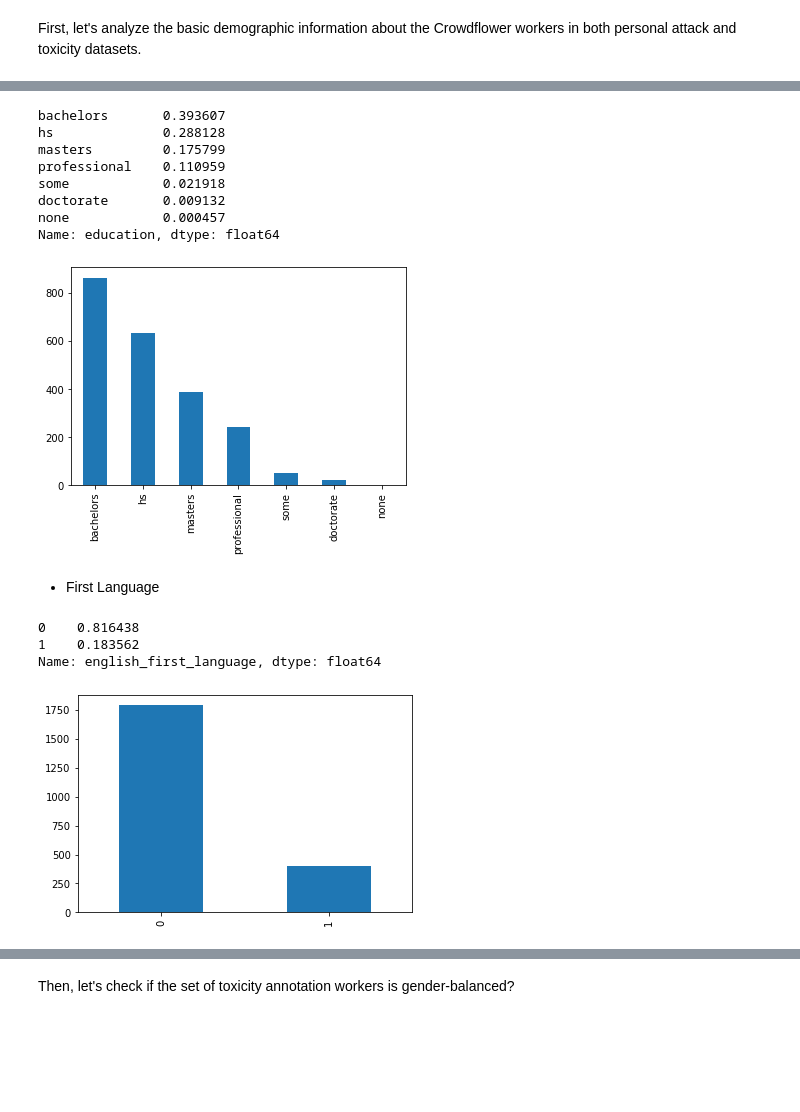
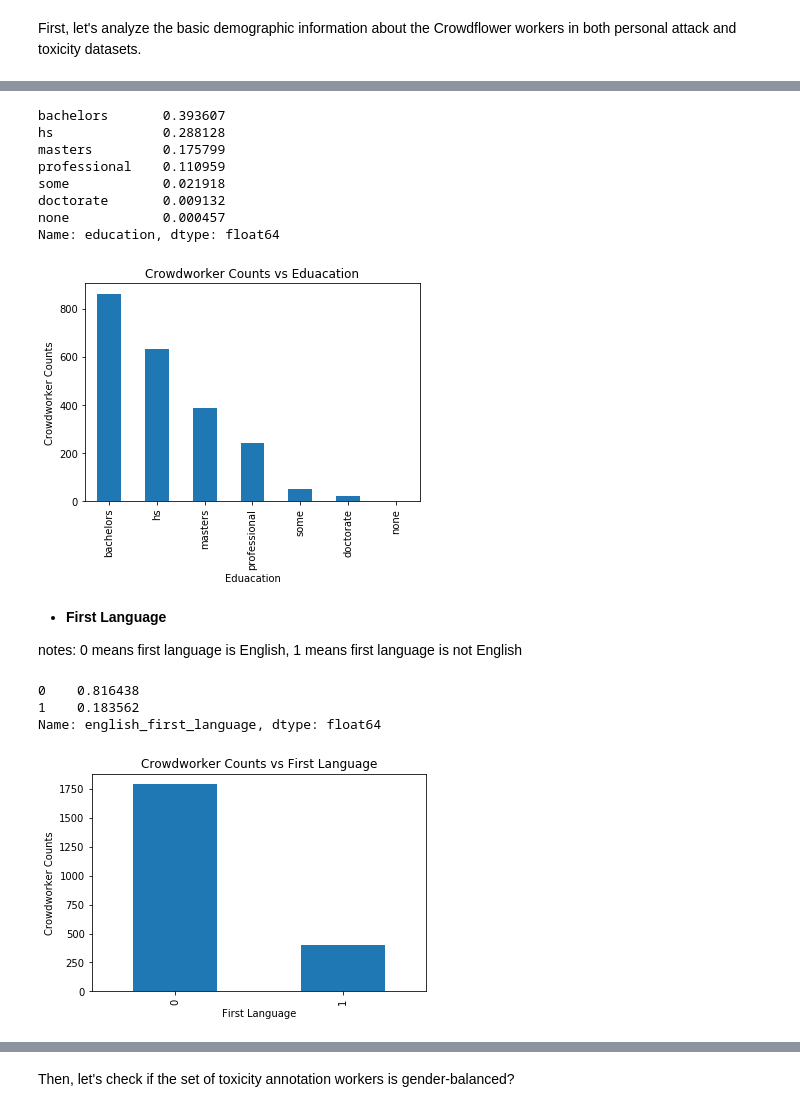
Before and after one commit to Shuya-Ma/data-512, a Jupyter notebook: data-512-a2/data-512-a2.ipynb, the cells around one changed output, grey strips where cells are left out. Cells and saved outputs as stored; diff of their text form; code cells hidden in the pictures; blank space fills up the shorter version.

```diff
--- a/data-512-a2/data-512-a2.ipynb
+++ b/data-512-a2/data-512-a2.ipynb
@@ -88,25 +98,37 @@ Name: age_group, dtype: float64
 # %%
 attack_ed = attack_demograohics['education'].value_counts()
 attack_ed.plot(kind='bar')
-attack_ed/attack_ed.sum()
+display(attack_ed/attack_ed.sum())
+plt.ylabel('Crowdworker Counts')
+plt.xlabel('Eduacation')
+plt.title('Crowdworker Counts vs Eduacation')
+plt.savefig('plot/attack_education')
+plt.show()
 # %% [output]
 bachelors       0.393607
 hs              0.288128
 masters         0.175799
 professional    0.110959
 some            0.021918
 doctorate       0.009132
 none            0.000457
 Name: education, dtype: float64
-[figure, old version]
+[figure, new version]
-# %% [markdown]
-- First Language
+# %% [markdown]
+- **First Language**
+
+notes: 0 means first language is English, 1 means first language is not English
 # %%
 attack_eng = attack_demograohics['english_first_language'].value_counts()
 attack_eng.plot(kind='bar')
-attack_eng/attack_eng.sum()
+display(attack_eng/attack_eng.sum())
+plt.ylabel('Crowdworker Counts')
+plt.xlabel('First Language')
+plt.title('Crowdworker Counts vs First Language')
+plt.savefig('plot/attack_language')
+plt.show()
 # %% [output]
 0    0.816438
 1    0.183562
 Name: english_first_language, dtype: float64
-[figure, old version]
+[figure, new version]
```
Also changed, not shown: parts of 21 cells of this notebook, 9 other files.
